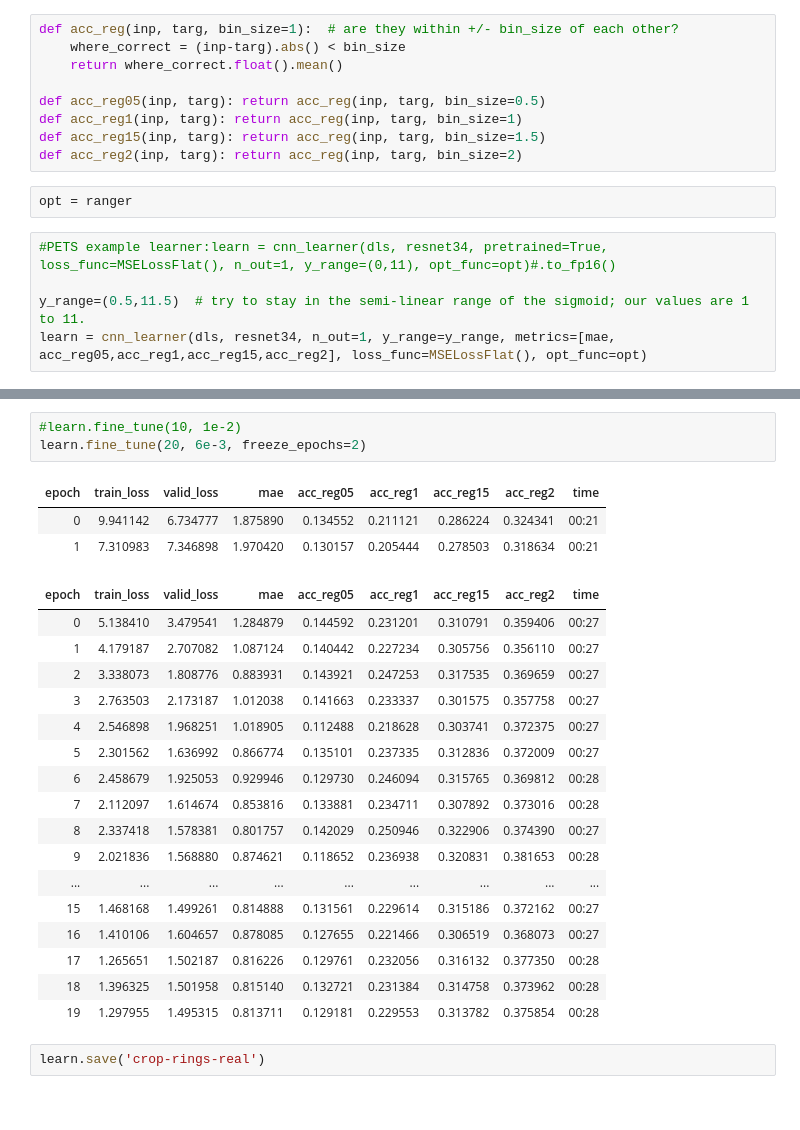
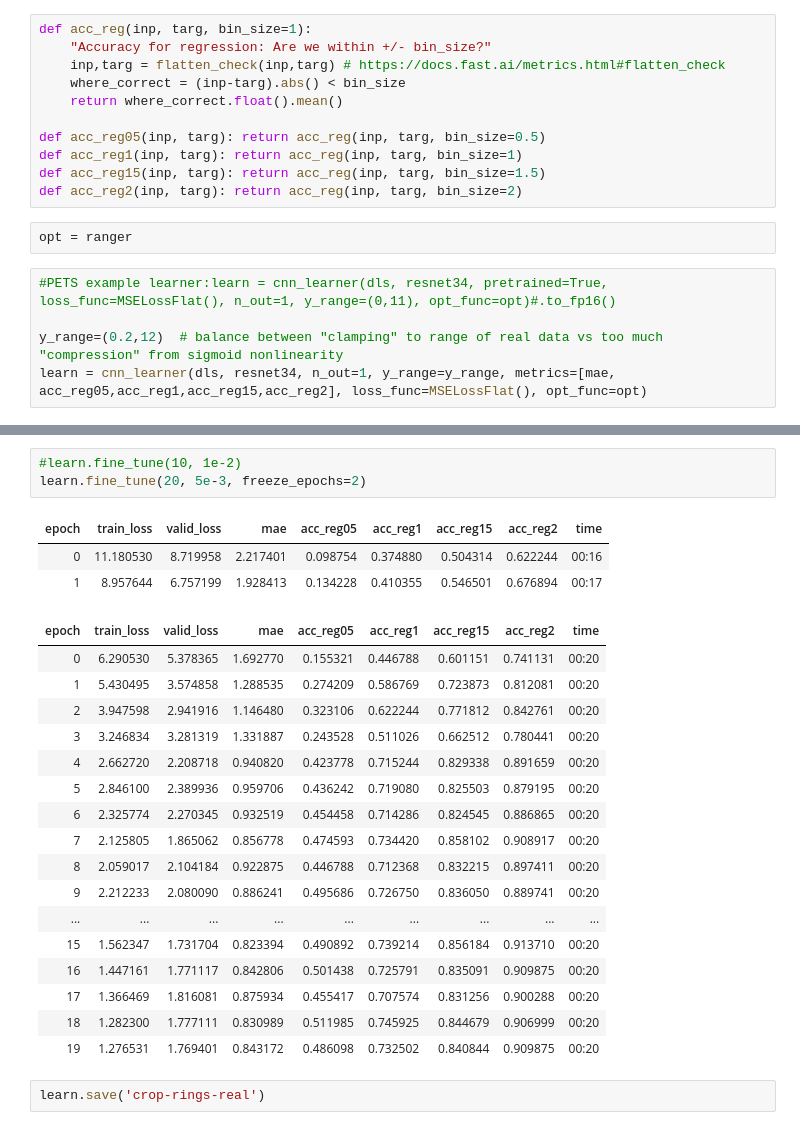
Before and after one commit to drscotthawley/espiownage, a Jupyter notebook: nbs/count_in_crops_real.ipynb, the cells around one changed output, grey strips where cells are left out. Saved outputs shown, nothing was run; the diff lists cells and outputs as text.

```diff
--- a/nbs/count_in_crops_real.ipynb
+++ b/nbs/count_in_crops_real.ipynb
@@ -105,5 +109,7 @@ We'll define something like accuracy:
 # %%
-def acc_reg(inp, targ, bin_size=1):  # are they within +/- bin_size of each other?
+def acc_reg(inp, targ, bin_size=1):
+    "Accuracy for regression: Are we within +/- bin_size?"
+    inp,targ = flatten_check(inp,targ) # https://docs.fast.ai/metrics.html#flatten_check
     where_correct = (inp-targ).abs() < bin_size
     return where_correct.float().mean()
 
@@ -116,7 +122,7 @@ opt = ranger
 # %%
 #PETS example learner:learn = cnn_learner(dls, resnet34, pretrained=True, loss_func=MSELossFlat(), n_out=1, y_range=(0,11), opt_func=opt)#.to_fp16()
 
-y_range=(0.5,11.5)  # try to stay in the semi-linear range of the sigmoid; our values are 1 to 11.
+y_range=(0.2,12)  # balance between "clamping" to range of real data vs too much "compression" from sigmoid nonlinearity
 learn = cnn_learner(dls, resnet34, n_out=1, y_range=y_range, metrics=[mae, acc_reg05,acc_reg1,acc_reg15,acc_reg2], loss_func=MSELossFlat(), opt_func=opt)
 # %%
 learn.lr_find()
@@ -127,27 +133,27 @@ SuggestedLRs(valley=0.002511886414140463)
 # %%
 #learn.fine_tune(10, 1e-2)
-learn.fine_tune(20, 6e-3, freeze_epochs=2)
+learn.fine_tune(20, 5e-3, freeze_epochs=2)
 # %% [output]
 | epoch | train_loss | valid_loss | mae | acc_reg05 | acc_reg1 | acc_reg15 | acc_reg2 | time |
-| 0 | 9.941142 | 6.734777 | 1.875890 | 0.134552 | 0.211121 | 0.286224 | 0.324341 | 00:21 |
-| 1 | 7.310983 | 7.346898 | 1.970420 | 0.130157 | 0.205444 | 0.278503 | 0.318634 | 00:21 |
+| 0 | 11.180530 | 8.719958 | 2.217401 | 0.098754 | 0.374880 | 0.504314 | 0.622244 | 00:16 |
+| 1 | 8.957644 | 6.757199 | 1.928413 | 0.134228 | 0.410355 | 0.546501 | 0.676894 | 00:17 |
 | epoch | train_loss | valid_loss | mae | acc_reg05 | acc_reg1 | acc_reg15 | acc_reg2 | time |
-| 0 | 5.138410 | 3.479541 | 1.284879 | 0.144592 | 0.231201 | 0.310791 | 0.359406 | 00:27 |
-| 1 | 4.179187 | 2.707082 | 1.087124 | 0.140442 | 0.227234 | 0.305756 | 0.356110 | 00:27 |
-| 2 | 3.338073 | 1.808776 | 0.883931 | 0.143921 | 0.247253 | 0.317535 | 0.369659 | 00:27 |
-| 3 | 2.763503 | 2.173187 | 1.012038 | 0.141663 | 0.233337 | 0.301575 | 0.357758 | 00:27 |
-| 4 | 2.546898 | 1.968251 | 1.018905 | 0.112488 | 0.218628 | 0.303741 | 0.372375 | 00:27 |
-| 5 | 2.301562 | 1.636992 | 0.866774 | 0.135101 | 0.237335 | 0.312836 | 0.372009 | 00:27 |
-| 6 | 2.458679 | 1.925053 | 0.929946 | 0.129730 | 0.246094 | 0.315765 | 0.369812 | 00:28 |
-| 7 | 2.112097 | 1.614674 | 0.853816 | 0.133881 | 0.234711 | 0.307892 | 0.373016 | 00:28 |
-| 8 | 2.337418 | 1.578381 | 0.801757 | 0.142029 | 0.250946 | 0.322906 | 0.374390 | 00:27 |
-| 9 | 2.021836 | 1.568880 | 0.874621 | 0.118652 | 0.236938 | 0.320831 | 0.381653 | 00:28 |
+| 0 | 6.290530 | 5.378365 | 1.692770 | 0.155321 | 0.446788 | 0.601151 | 0.741131 | 00:20 |
+| 1 | 5.430495 | 3.574858 | 1.288535 | 0.274209 | 0.586769 | 0.723873 | 0.812081 | 00:20 |
+| 2 | 3.947598 | 2.941916 | 1.146480 | 0.323106 | 0.622244 | 0.771812 | 0.842761 | 00:20 |
+| 3 | 3.246834 | 3.281319 | 1.331887 | 0.243528 | 0.511026 | 0.662512 | 0.780441 | 00:20 |
+| 4 | 2.662720 | 2.208718 | 0.940820 | 0.423778 | 0.715244 | 0.829338 | 0.891659 | 00:20 |
+| 5 | 2.846100 | 2.389936 | 0.959706 | 0.436242 | 0.719080 | 0.825503 | 0.879195 | 00:20 |
+| 6 | 2.325774 | 2.270345 | 0.932519 | 0.454458 | 0.714286 | 0.824545 | 0.886865 | 00:20 |
+| 7 | 2.125805 | 1.865062 | 0.856778 | 0.474593 | 0.734420 | 0.858102 | 0.908917 | 00:20 |
+| 8 | 2.059017 | 2.104184 | 0.922875 | 0.446788 | 0.712368 | 0.832215 | 0.897411 | 00:20 |
+| 9 | 2.212233 | 2.080090 | 0.886241 | 0.495686 | 0.726750 | 0.836050 | 0.889741 | 00:20 |
 | ... | ... | ... | ... | ... | ... | ... | ... | ... |
-| 15 | 1.468168 | 1.499261 | 0.814888 | 0.131561 | 0.229614 | 0.315186 | 0.372162 | 00:27 |
-| 16 | 1.410106 | 1.604657 | 0.878085 | 0.127655 | 0.221466 | 0.306519 | 0.368073 | 00:27 |
-| 17 | 1.265651 | 1.502187 | 0.816226 | 0.129761 | 0.232056 | 0.316132 | 0.377350 | 00:28 |
-| 18 | 1.396325 | 1.501958 | 0.815140 | 0.132721 | 0.231384 | 0.314758 | 0.373962 | 00:28 |
-| 19 | 1.297955 | 1.495315 | 0.813711 | 0.129181 | 0.229553 | 0.313782 | 0.375854 | 00:28 |
+| 15 | 1.562347 | 1.731704 | 0.823394 | 0.490892 | 0.739214 | 0.856184 | 0.913710 | 00:20 |
+| 16 | 1.447161 | 1.771117 | 0.842806 | 0.501438 | 0.725791 | 0.835091 | 0.909875 | 00:20 |
+| 17 | 1.366469 | 1.816081 | 0.875934 | 0.455417 | 0.707574 | 0.831256 | 0.900288 | 00:20 |
+| 18 | 1.282300 | 1.777111 | 0.830989 | 0.511985 | 0.745925 | 0.844679 | 0.906999 | 00:20 |
+| 19 | 1.276531 | 1.769401 | 0.843172 | 0.486098 | 0.732502 | 0.840844 | 0.909875 | 00:20 |
 # %%
 learn.save('crop-rings-real')
 # %% [output]
```
Also changed, not shown: parts of 15 cells of this notebook, 1 other file.
